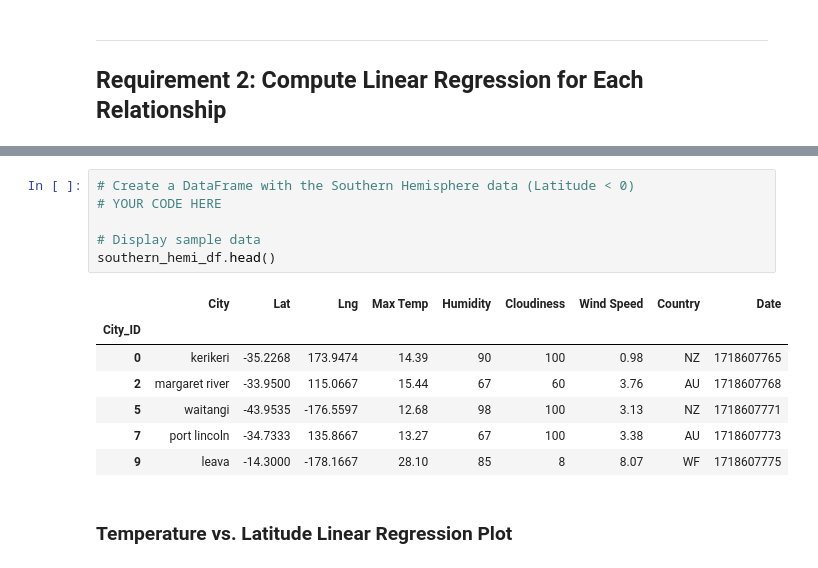
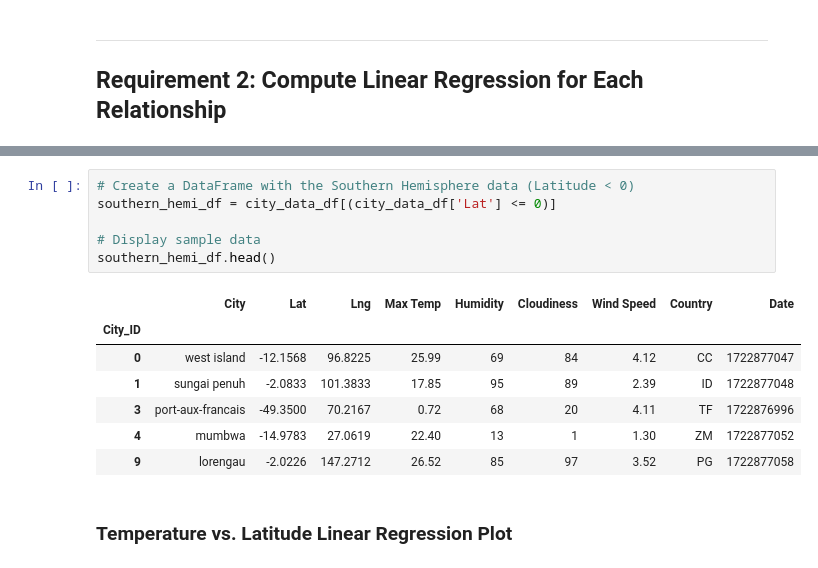
Before and after one commit to ZaneHuttinga/python-api-challenge, a Jupyter notebook: WeatherPy/WeatherPy.ipynb, the cells around one changed output, grey strips where cells are left out. Drawn from its saved outputs; the diff is of its cells as text.

```diff
--- a/WeatherPy/WeatherPy.ipynb
+++ b/WeatherPy/WeatherPy.ipynb
@@ -280,16 +315,16 @@ northern_hemi_df.head()
 # %%
 # Create a DataFrame with the Southern Hemisphere data (Latitude < 0)
-# YOUR CODE HERE
+southern_hemi_df = city_data_df[(city_data_df['Lat'] <= 0)]
 
 # Display sample data
 southern_hemi_df.head()
 # %% [output]
 |  | City | Lat | Lng | Max Temp | Humidity | Cloudiness | Wind Speed | Country | Date |
 | City_ID |  |  |  |  |  |  |  |  |  |
-| 0 | kerikeri | -35.2268 | 173.9474 | 14.39 | 90 | 100 | 0.98 | NZ | 1718607765 |
-| 2 | margaret river | -33.9500 | 115.0667 | 15.44 | 67 | 60 | 3.76 | AU | 1718607768 |
-| 5 | waitangi | -43.9535 | -176.5597 | 12.68 | 98 | 100 | 3.13 | NZ | 1718607771 |
-| 7 | port lincoln | -34.7333 | 135.8667 | 13.27 | 67 | 100 | 3.38 | AU | 1718607773 |
-| 9 | leava | -14.3000 | -178.1667 | 28.10 | 85 | 8 | 8.07 | WF | 1718607775 |
+| 0 | west island | -12.1568 | 96.8225 | 25.99 | 69 | 84 | 4.12 | CC | 1722877047 |
+| 1 | sungai penuh | -2.0833 | 101.3833 | 17.85 | 95 | 89 | 2.39 | ID | 1722877048 |
+| 3 | port-aux-francais | -49.3500 | 70.2167 | 0.72 | 68 | 20 | 4.11 | TF | 1722876996 |
+| 4 | mumbwa | -14.9783 | 27.0619 | 22.40 | 13 | 1 | 1.30 | ZM | 1722877052 |
+| 9 | lorengau | -2.0226 | 147.2712 | 26.52 | 85 | 97 | 3.52 | PG | 1722877058 |
 # %% [markdown]
 ###  Temperature vs. Latitude Linear Regression Plot
```
Also changed, not shown: parts of 10 cells of this notebook, 3 other files.
